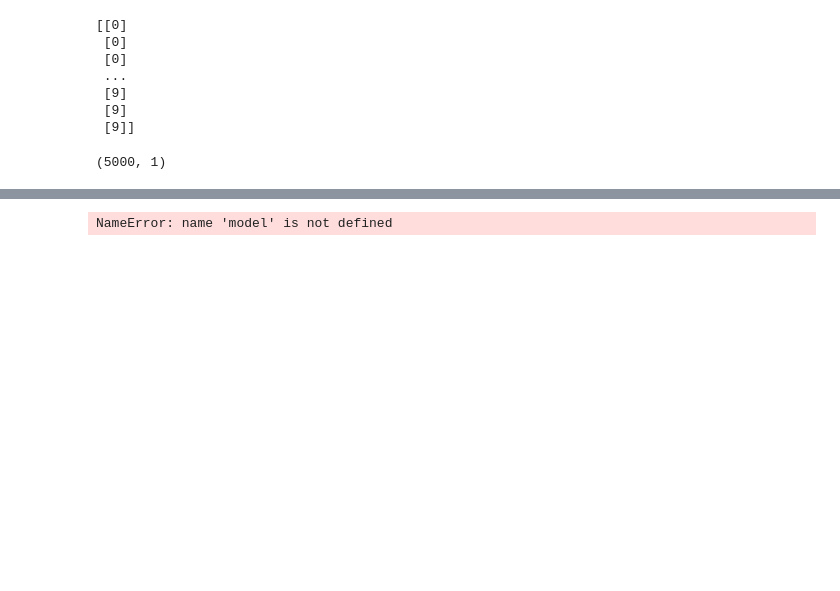
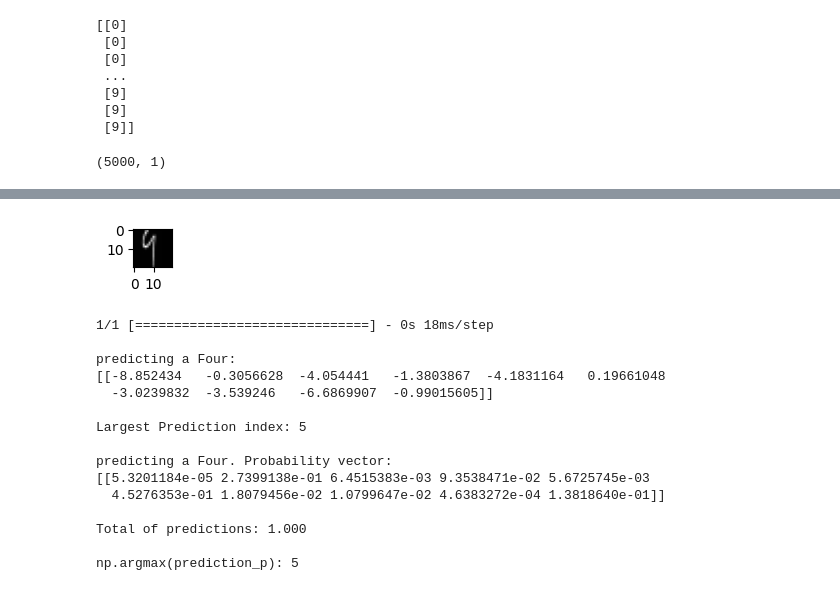
Before and after one commit to shawonsaha15/MachineLearningProjects, a Jupyter notebook: Number_Detection.ipynb, the cells around one changed output, grey strips where cells are left out. Cells and saved outputs as stored; diff of their text form; code cells hidden in the pictures; blank space fills up the shorter version.

```diff
--- a/Number_Detection.ipynb
+++ b/Number_Detection.ipynb
@@ -398,8 +380,37 @@ print(yN)
-# %%
-# model history with 40 epochs
-history = model.fit(
-    N, yN,
-    epochs=40
-)
-# %% [output]
-NameError: name 'model' is not defined
+# %%
+#Inferring one instance
+image_of_four = N[85]
+fig, ax = plt.subplots(1,1, figsize=(0.5,0.5))
+N_reshaped = image_of_two.reshape((20,20)).T
+
+# Display the image
+ax.imshow(N_reshaped, cmap='gray')
+plt.show()
+
+prediction = model.predict(image_of_two.reshape(1,400))  # prediction
+print(f"\npredicting a Four: \n{prediction}")
+print(f"\nLargest Prediction index: {np.argmax(prediction)}")
+
+prediction_p = tf.nn.softmax(prediction)
+print(f"\npredicting a Four. Probability vector: \n{prediction_p}")
+print(f"\nTotal of predictions: {np.sum(prediction_p):0.3f}")
+
+yhat = np.argmax(prediction_p)
+print(f"\nnp.argmax(prediction_p): {yhat}")
+# %% [output]
+[figure, added]
+1/1 [==============================] - 0s 18ms/step
+
+predicting a Four:
+[[-8.852434   -0.3056628  -4.054441   -1.3803867  -4.1831164   0.19661048
+  -3.0239832  -3.539246   -6.6869907  -0.99015605]]
+
+Largest Prediction index: 5
+
+predicting a Four. Probability vector:
+[[5.3201184e-05 2.7399138e-01 6.4515383e-03 9.3538471e-02 5.6725745e-03
+  4.5276353e-01 1.8079456e-02 1.0799647e-02 4.6383272e-04 1.3818640e-01]]
+
+Total of predictions: 1.000
+
+np.argmax(prediction_p): 5
```
Also changed, not shown: parts of 11 cells of this notebook.
